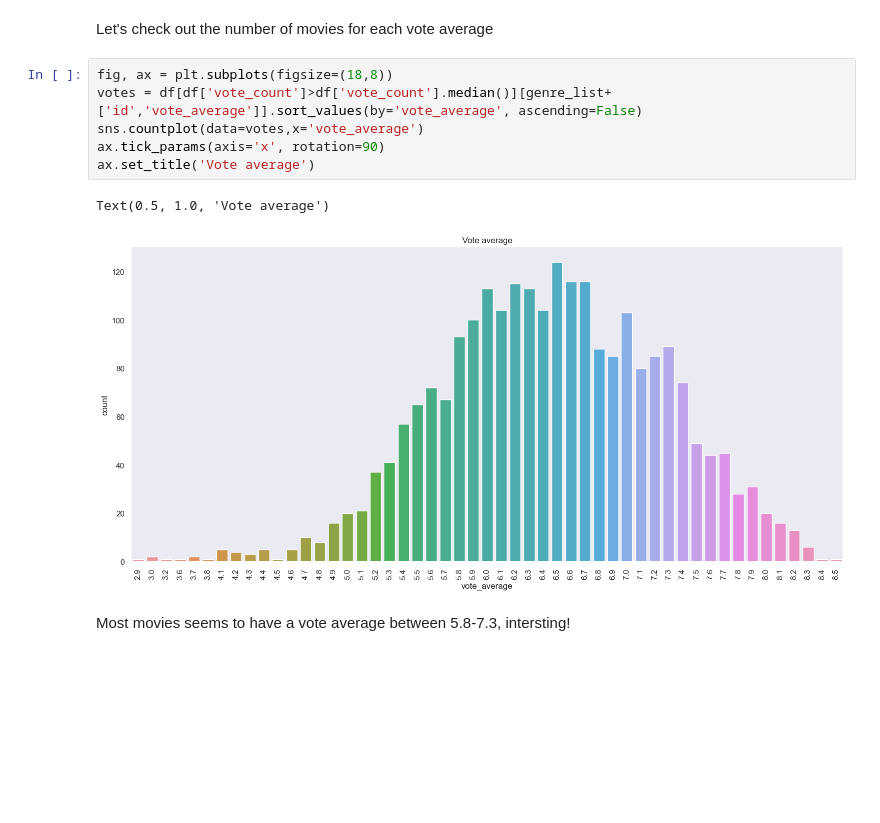
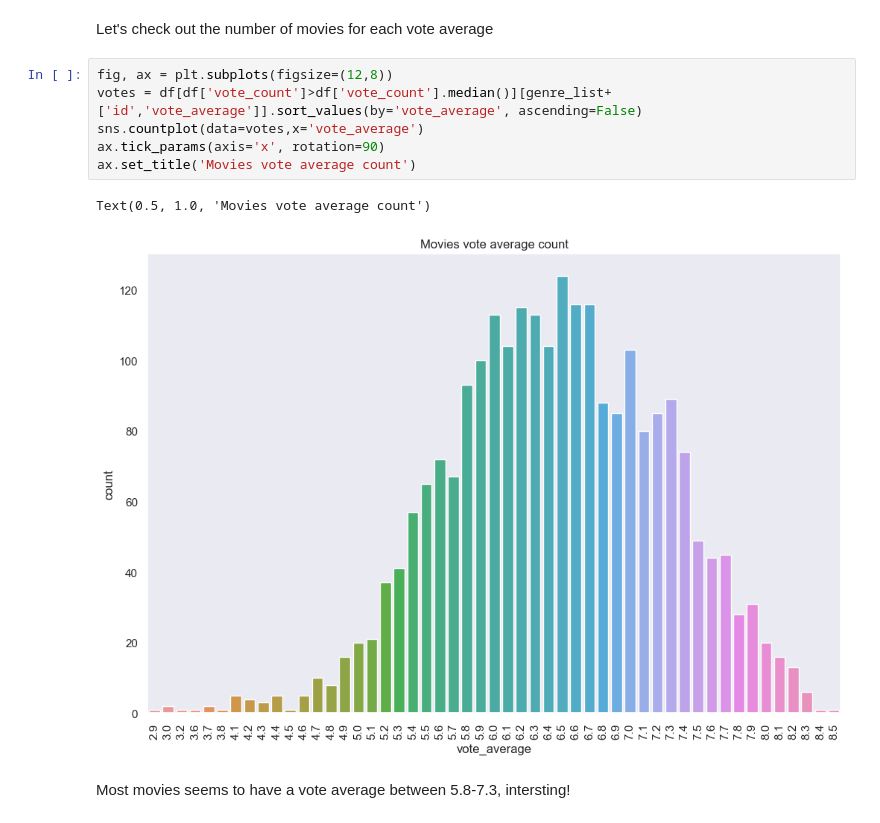
Before and after one commit to DanielHelps/TMDB-movies-analysis-and-predition, a Jupyter notebook: ratings.ipynb, the cells around one changed output. Drawn from its saved outputs; the diff is of its cells as text; blank space fills up the shorter version.

```diff
--- a/ratings.ipynb
+++ b/ratings.ipynb
@@ -154,14 +161,14 @@ It lost 165.7M dollars, yikes! This wasn't such a bad movie... Oh well..
 # %% [markdown]
 Let's check out the number of movies for each vote average
 # %%
-fig, ax = plt.subplots(figsize=(18,8))
+fig, ax = plt.subplots(figsize=(12,8))
 votes = df[df['vote_count']>df['vote_count'].median()][genre_list+['id','vote_average']].sort_values(by='vote_average', ascending=False)
 sns.countplot(data=votes,x='vote_average')
 ax.tick_params(axis='x', rotation=90)
-ax.set_title('Vote average')
+ax.set_title('Movies vote average count')
 # %% [output]
-Text(0.5, 1.0, 'Vote average')
+Text(0.5, 1.0, 'Movies vote average count')
-[figure, old version]
+[figure, new version]
 # %% [markdown]
 Most movies seems to have a vote average between 5.8-7.3, intersting!
 # %%
```
Also changed, not shown: parts of 37 cells of this notebook.
